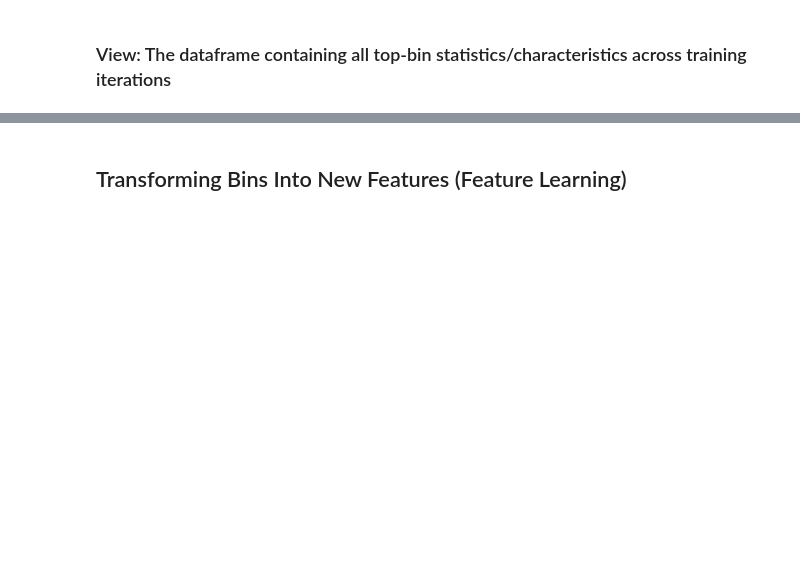
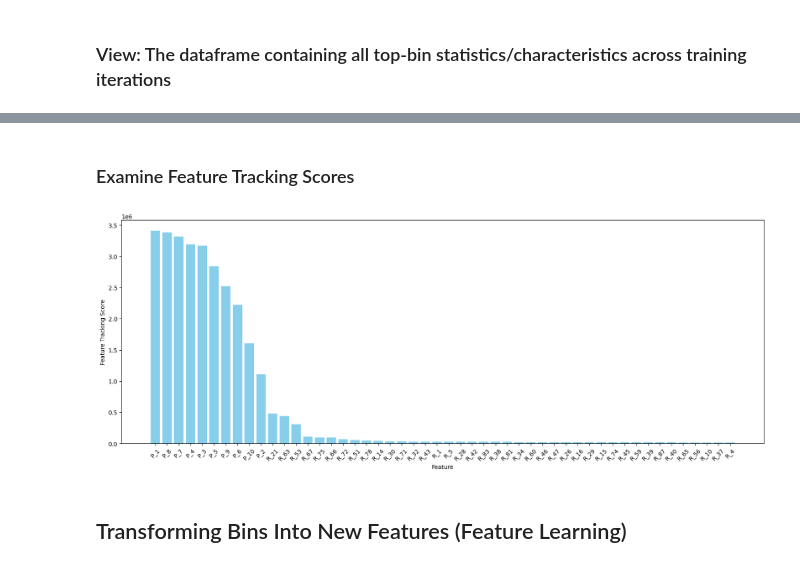
Before and after one commit to UrbsLab/scikit-FIBERS, a Jupyter notebook: FIBERS_Demo_Notebook.ipynb, the cells around one changed output, grey strips where cells are left out. Cells and saved outputs as stored; diff of their text form; code cells hidden in the pictures; blank space fills up the shorter version.

Commit message:
Added feature tracking plot to notebook

```diff
--- a/FIBERS_Demo_Notebook.ipynb
+++ b/FIBERS_Demo_Notebook.ipynb
@@ -129,3 +190,29 @@ fibers.top_perform_df
+# %% [markdown]
+### Examine Feature Tracking Scores
+# %%
+# Get feature names and tracking scores
+feature_names, feature_tracking = fibers.get_feature_tracking()
+
+# Filter the top scoring features for visualization
+feature_count = 50
+# Sort the names and scores based on scores
+sorted_pairs = sorted(zip(feature_tracking, feature_names), reverse=True)
+
+# Select the top 3 name/score pairs
+top_scores = sorted_pairs[:feature_count]
+
+# Unzip the top 3 pairs
+top_scores, top_names = zip(*top_scores )
+
+# Create a bar plot
+plt.figure(figsize=(20, 7))
+plt.bar(top_names, top_scores, color='skyblue')
+plt.xlabel('Feature')
+plt.ylabel('Feature Tracking Score')
+plt.xticks(rotation=45)
+plt.show()
+# %% [output]
+[figure, added]
 # %% [markdown]
 ## Transforming Bins Into New Features (Feature Learning)
 # %%
```
Also changed, not shown: parts of 13 cells of this notebook.
